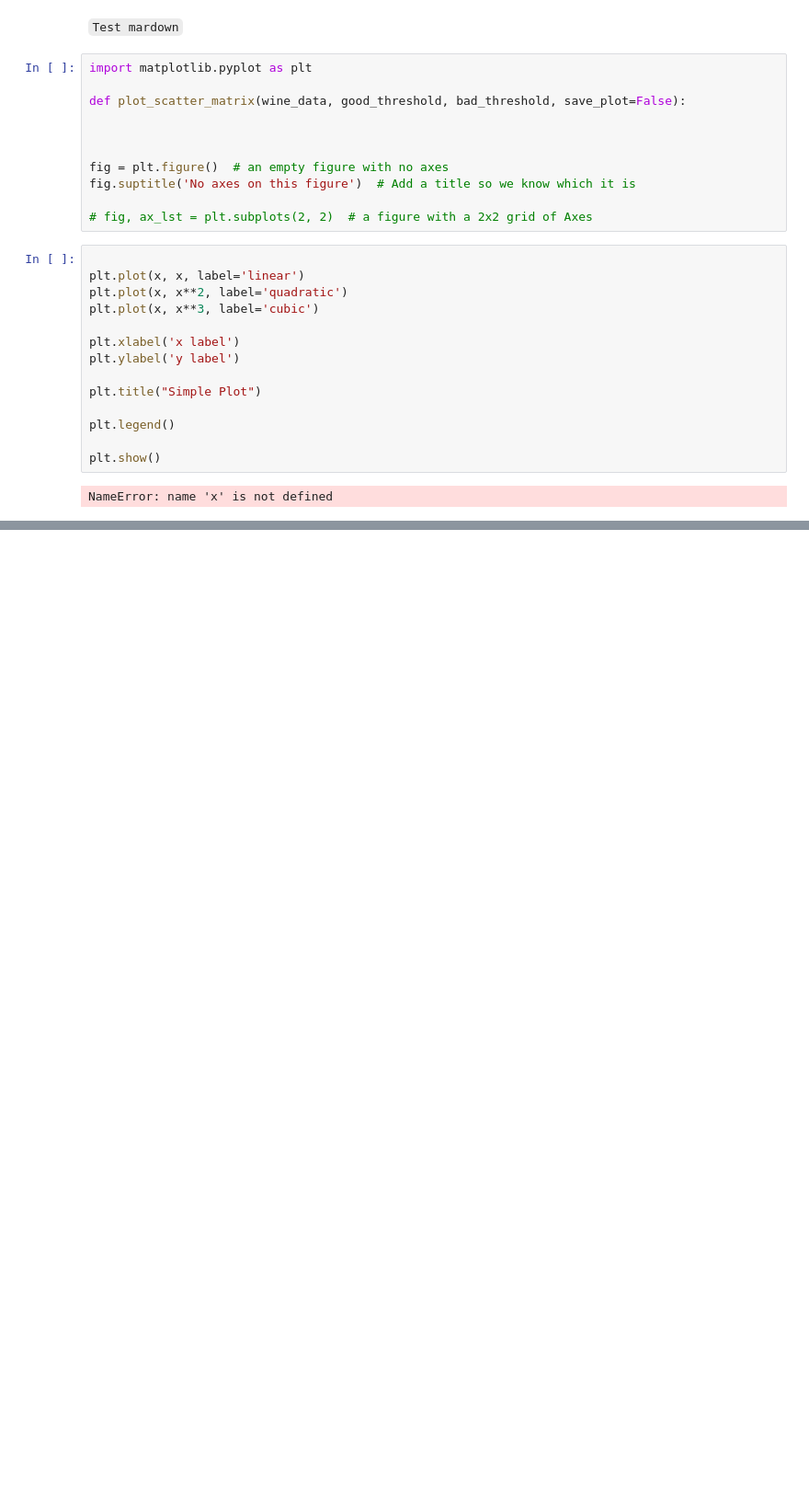
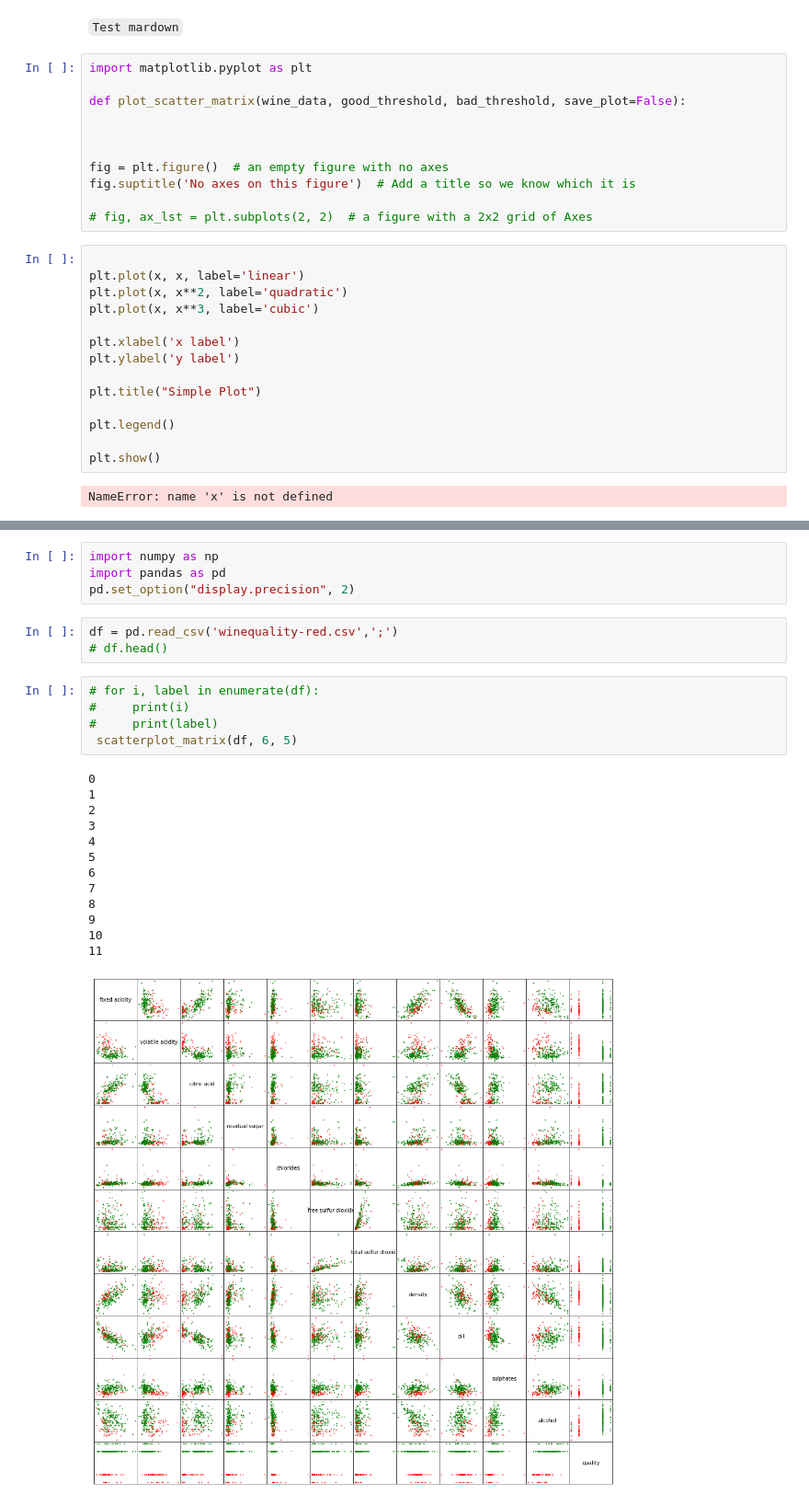
Before and after one commit to volchey/Unit, a Jupyter notebook: ft_sommelier/resources/sommelier2.ipynb, the cells around one changed output, grey strips where cells are left out. Shown at 92% size. Cells and saved outputs as stored; diff of their text form; blank space fills up the shorter version.

Commit message:
process csv file with pandas

```diff
--- a/ft_sommelier/resources/sommelier2.ipynb
+++ b/ft_sommelier/resources/sommelier2.ipynb
@@ -124,0 +106,26 @@ main()
+# %%
+import numpy as np
+import pandas as pd
+pd.set_option("display.precision", 2)
+# %%
+df = pd.read_csv('winequality-red.csv',';')
+# df.head()
+# %%
+# for i, label in enumerate(df):
+#     print(i)
+#     print(label)
+ scatterplot_matrix(df, 6, 5)
+# %% [output]
+0
+1
+2
+3
+4
+5
+6
+7
+8
+9
+10
+11
+[figure, added]
```
Also changed, not shown: parts of 2 cells of this notebook.
